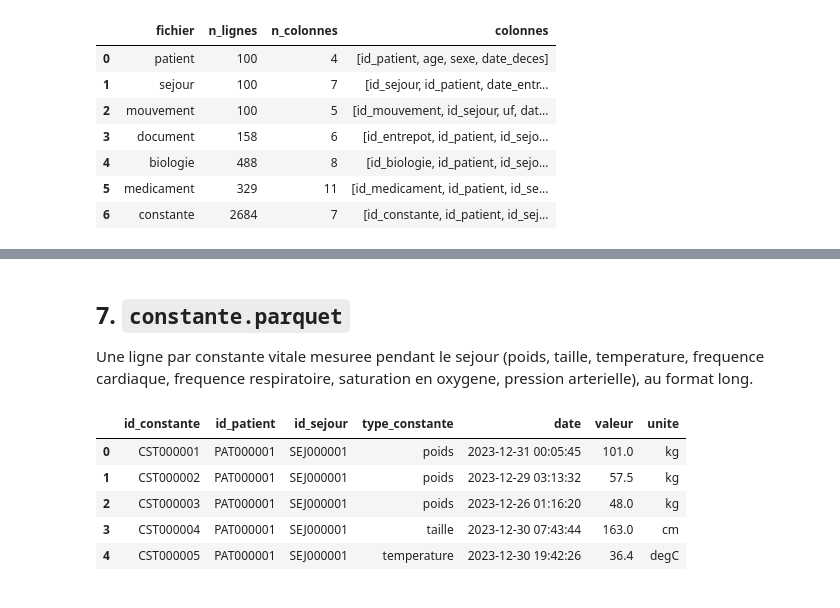
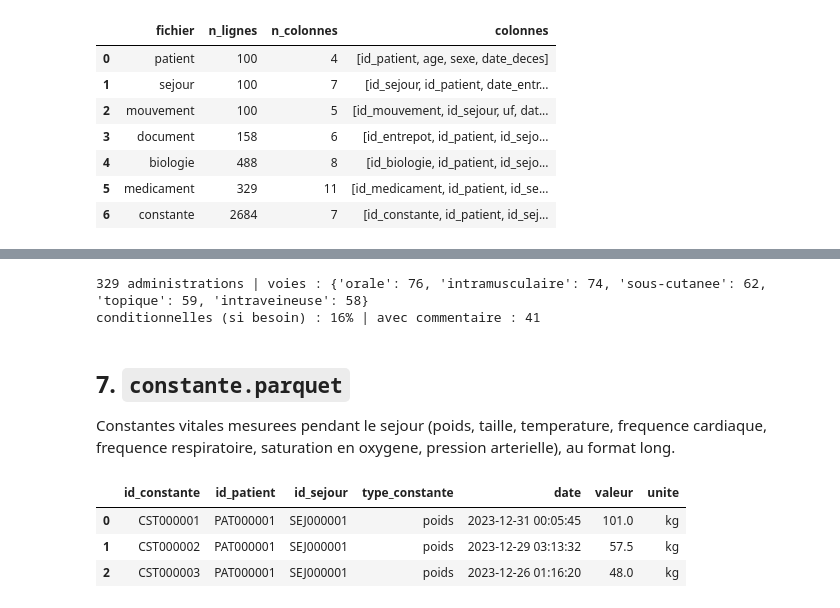
Before and after one commit to lucasshorten/Generation_dataset, a Jupyter notebook: revue.ipynb, the cells around one changed output, grey strips where cells are left out. Drawn from its saved outputs; the diff is of its cells as text; code cells hidden in the pictures.

```diff
--- a/revue.ipynb
+++ b/revue.ipynb
@@ -445,13 +176,17 @@ Administrations avec commentaire : 41
+# %%
+print(f"{len(df_medicament)} administrations | voies : {vc(df_medicament['voie_administration'])}")
+print(f"conditionnelles (si besoin) : {df_medicament['conditionnelle'].mean():.0%} | avec commentaire : {df_medicament['commentaire'].notna().sum()}")
+# %% [output]
+329 administrations | voies : {'orale': 76, 'intramusculaire': 74, 'sous-cutanee': 62, 'topique': 59, 'intraveineuse': 58}
+conditionnelles (si besoin) : 16% | avec commentaire : 41
 # %% [markdown]
 ## 7. `constante.parquet`
 
-Une ligne par constante vitale mesuree pendant le sejour (poids, taille, temperature, frequence cardiaque, frequence respiratoire, saturation en oxygene, pression arterielle), au format long.
+Constantes vitales mesurees pendant le sejour (poids, taille, temperature, frequence cardiaque, frequence respiratoire, saturation en oxygene, pression arterielle), au format long.
 # %%
-df_constante.head()
+df_constante.head(3)
 # %% [output]
 |  | id_constante | id_patient | id_sejour | type_constante | date | valeur | unite |
 | 0 | CST000001 | PAT000001 | SEJ000001 | poids | 2023-12-31 00:05:45 | 101.0 | kg |
 | 1 | CST000002 | PAT000001 | SEJ000001 | poids | 2023-12-29 03:13:32 | 57.5 | kg |
 | 2 | CST000003 | PAT000001 | SEJ000001 | poids | 2023-12-26 01:16:20 | 48.0 | kg |
-| 3 | CST000004 | PAT000001 | SEJ000001 | taille | 2023-12-30 07:43:44 | 163.0 | cm |
-| 4 | CST000005 | PAT000001 | SEJ000001 | temperature | 2023-12-30 19:42:26 | 36.4 | degC |
```
Also changed, not shown: parts of 41 cells of this notebook.
